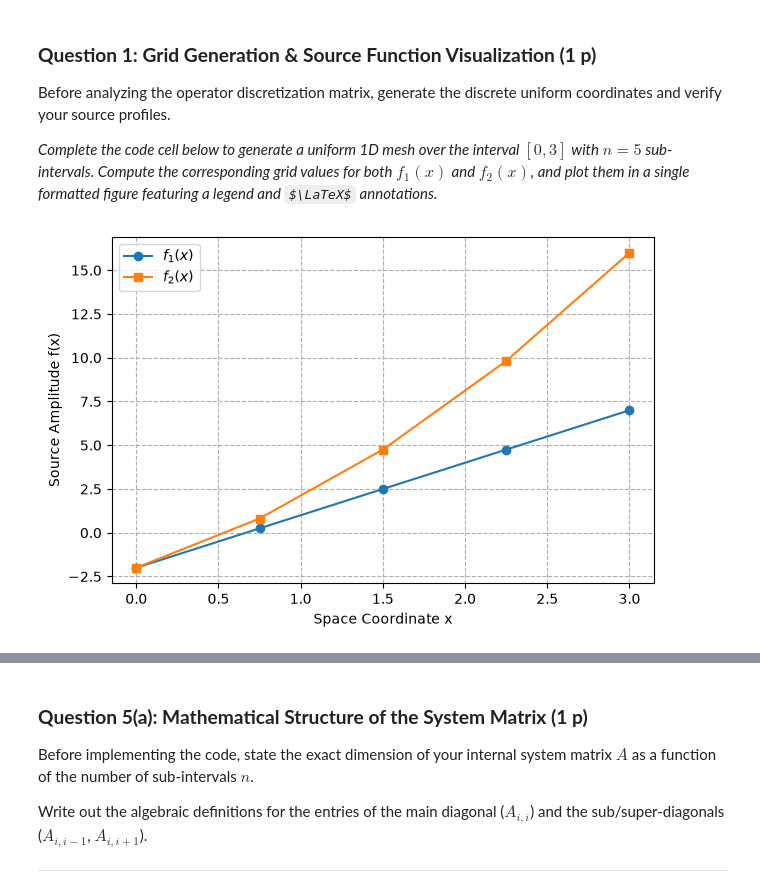
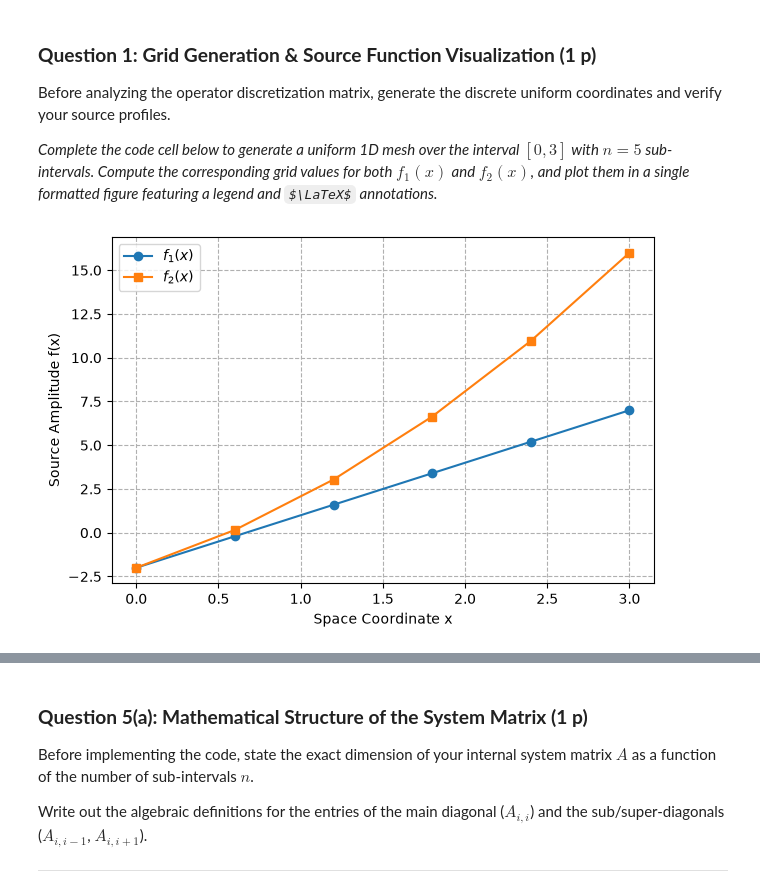
Before and after one commit to TychoRietman/TW3730TU-Assignments, a Jupyter notebook: Assignment-2.ipynb, the cells around one changed output, grey strips where cells are left out. Saved outputs shown, nothing was run; the diff lists cells and outputs as text; code cells hidden in the pictures; some formulas as TeX source.

```diff
--- a/Assignment-2.ipynb
+++ b/Assignment-2.ipynb
@@ -20,33 +20,33 @@ Before analyzing the operator discretization matrix, generate the discrete unifo
 # %%
 import numpy as np
 import matplotlib.pyplot as plt
 
 # -------------------------------------------------------------------------
 # TODO: Step 1. Define the analytical source functions as python Callables
 def f1(x):
     return 3 * x - 2
 
 def f2(x):
     # YOUR CODE HERE: Implement the second source function
     return x**2 + 3*x - 2
 # -------------------------------------------------------------------------
 
 # Step 2. Construct the grid mesh array
 n = 5
 L = 3.0
-x_mesh = np.linspace(0, L, n) # REPLACE THIS WITH np.linspace() for the actual grid
+x_mesh = np.linspace(0, L, n+1) # REPLACE THIS WITH np.linspace() for the actual grid
 
 # Step 3. Generate your evaluation plot using your functions
 plt.figure(figsize=(7, 4.5))
 plt.plot(x_mesh, f1(x_mesh), '-o', label=r'$f_1(x)$')
 plt.plot(x_mesh, f2(x_mesh), '-s', label=r'$f_2(x)$')
 plt.xlabel('Space Coordinate x')
 plt.ylabel('Source Amplitude f(x)')
 plt.legend()
 plt.grid(True, ls='--')
 plt.show()
 # %% [output]
-[figure, old version]
+[figure, new version]
 # %% [markdown]
 ### **Question 2: Finite-Difference Approximation Theory (1 p)**
 Write down the $\mathcal{O}(h^2)$ central finite-difference (FD) approximation formula for the negative second derivative operator ($-u''$), including the explicit Lagrangian remainder (truncation error) term.
```
Also changed, not shown: parts of 4 cells of this notebook.
